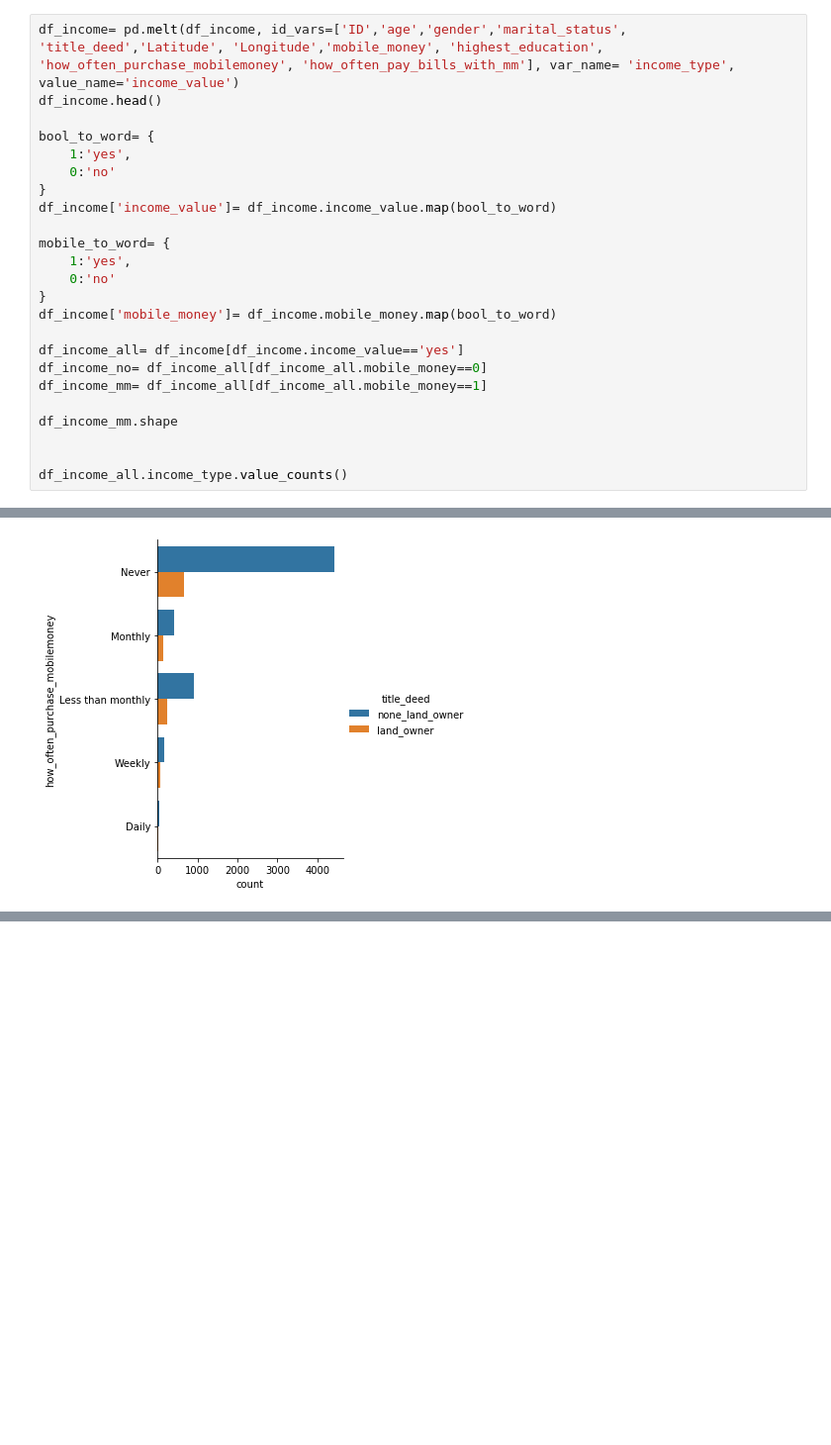
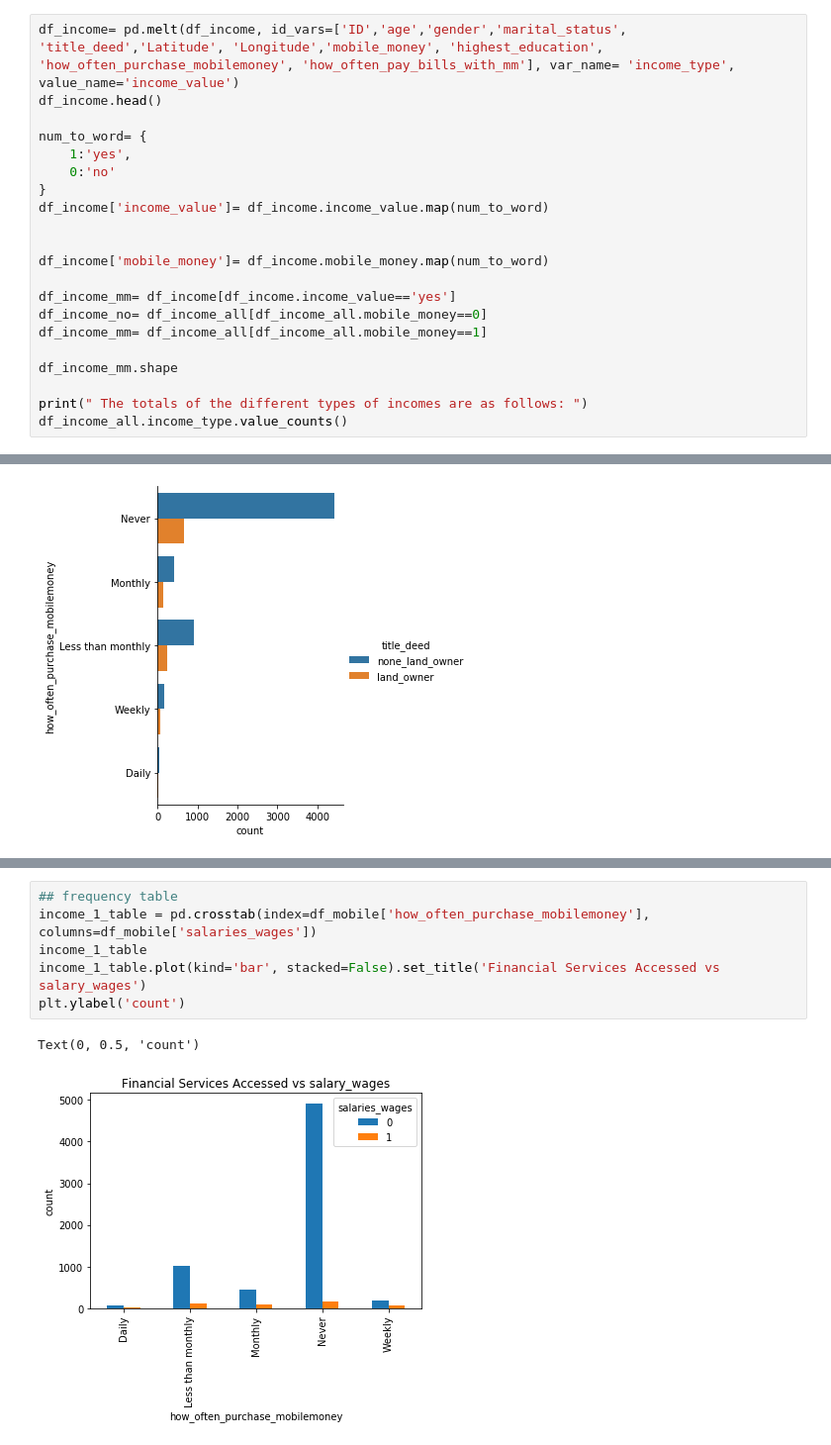
Before and after one commit to tshepojrampai/Mobile-money-Tanzania, a Jupyter notebook: tanzania-mobile-money.ipynb, the cells around one changed output, grey strips where cells are left out. Shown at 99% size. Saved outputs shown, nothing was run; the diff lists cells and outputs as text; blank space fills up the shorter version.

```diff
--- a/tanzania-mobile-money.ipynb
+++ b/tanzania-mobile-money.ipynb
@@ -528,24 +635,21 @@ plt.show()
 df_income= pd.melt(df_income, id_vars=['ID','age','gender','marital_status', 'title_deed','Latitude', 'Longitude','mobile_money', 'highest_education', 'how_often_purchase_mobilemoney', 'how_often_pay_bills_with_mm'], var_name= 'income_type', value_name='income_value')
 df_income.head()
 
-bool_to_word= {
+num_to_word= {
     1:'yes',
     0:'no'
 }
-df_income['income_value']= df_income.income_value.map(bool_to_word)
+df_income['income_value']= df_income.income_value.map(num_to_word)
 
-mobile_to_word= {
-    1:'yes',
-    0:'no'
-}
-df_income['mobile_money']= df_income.mobile_money.map(bool_to_word)
 
-df_income_all= df_income[df_income.income_value=='yes']
+df_income['mobile_money']= df_income.mobile_money.map(num_to_word)
+
+df_income_mm= df_income[df_income.income_value=='yes']
 df_income_no= df_income_all[df_income_all.mobile_money==0]
 df_income_mm= df_income_all[df_income_all.mobile_money==1]
 
 df_income_mm.shape
 
-
+print(" The totals of the different types of incomes are as follows: ")
 df_income_all.income_type.value_counts()
 # %% [output]
@@ -833,0 +965,9 @@ sns.catplot(hue='title_deed', y='how_often_purchase_mobilemoney', data=df_mobile
+# %%
+## frequency table
+income_1_table = pd.crosstab(index=df_mobile['how_often_purchase_mobilemoney'], columns=df_mobile['salaries_wages'])
+income_1_table
+income_1_table.plot(kind='bar', stacked=False).set_title('Financial Services Accessed vs salary_wages')
+plt.ylabel('count')
+# %% [output]
+Text(0, 0.5, 'count')
+[figure, added]
```
Also changed, not shown: parts of 56 cells of this notebook.
